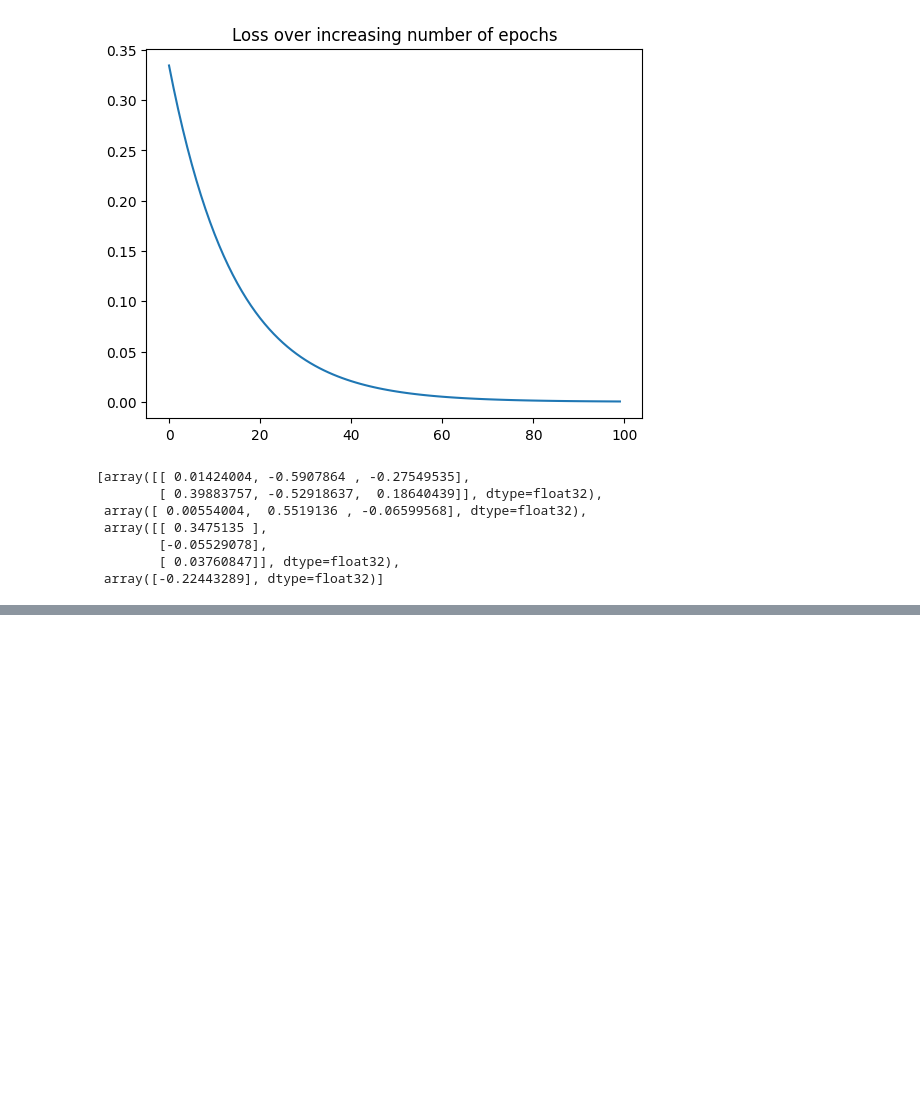
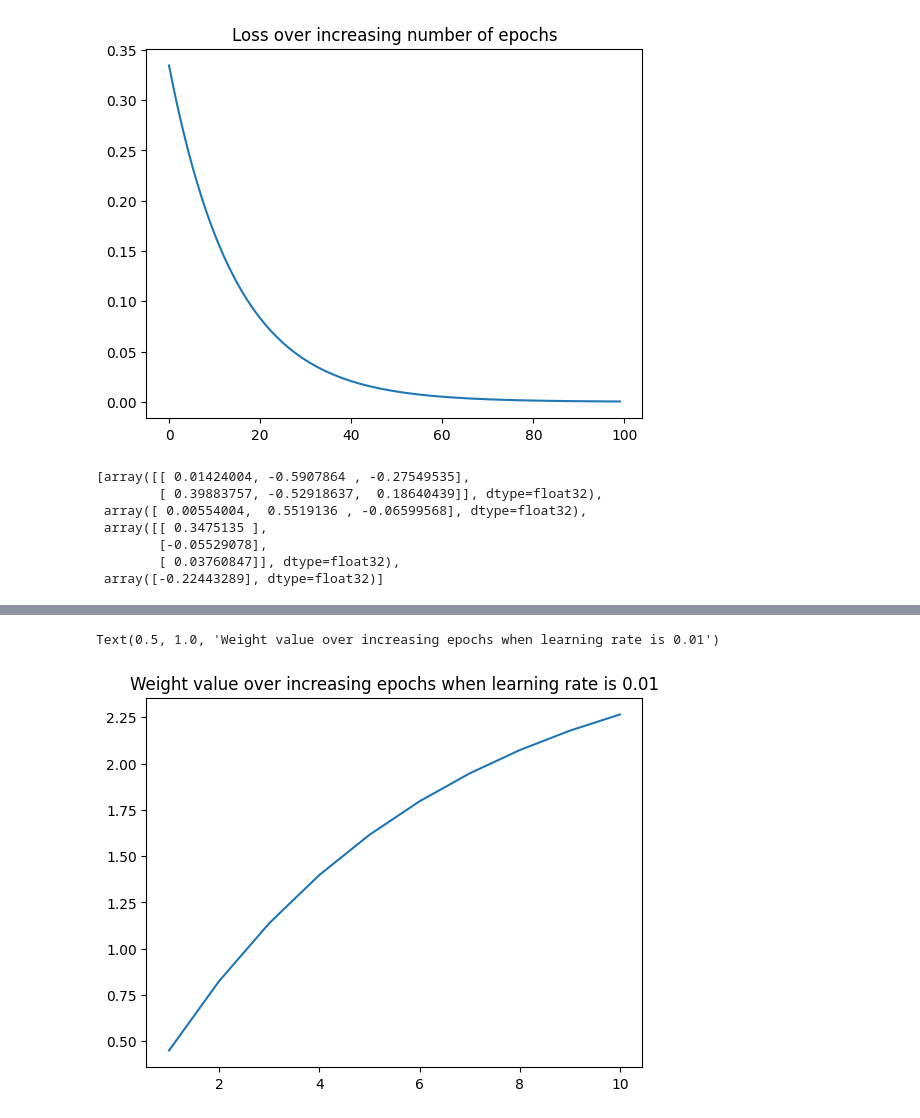
Before and after one commit to afirdousi/vision-ml-step-by-step, a Jupyter notebook: 001-deep-learning-basics.ipynb, the cells around one changed output, grey strips where cells are left out. Cells and saved outputs as stored; diff of their text form; code cells hidden in the pictures; blank space fills up the shorter version.

```diff
--- a/001-deep-learning-basics.ipynb
+++ b/001-deep-learning-basics.ipynb
@@ -464,0 +615,16 @@ W
+# %%
+# At lr = 0.01
+
+W = [np.array([[0]], dtype=np.float32),
+     np.array([[0]], dtype=np.float32)]
+weight_value = []
+for epx in range(10):
+    W = update_weights(x,y,W,0.01)
+    weight_value.append(W[0][0][0])
+print(W)
+import matplotlib.pyplot as plt
+%matplotlib inline
+epochs = range(1, 11)
+plt.plot(epochs,weight_value)
+plt.title('Weight value over increasing epochs when learning rate is 0.01')
+# %% [output]
@@ -464,0 +642,2 @@ W
+Text(0.5, 1.0, 'Weight value over increasing epochs when learning rate is 0.01')
+[figure, added]
```
Also changed, not shown: parts of 27 cells of this notebook.
